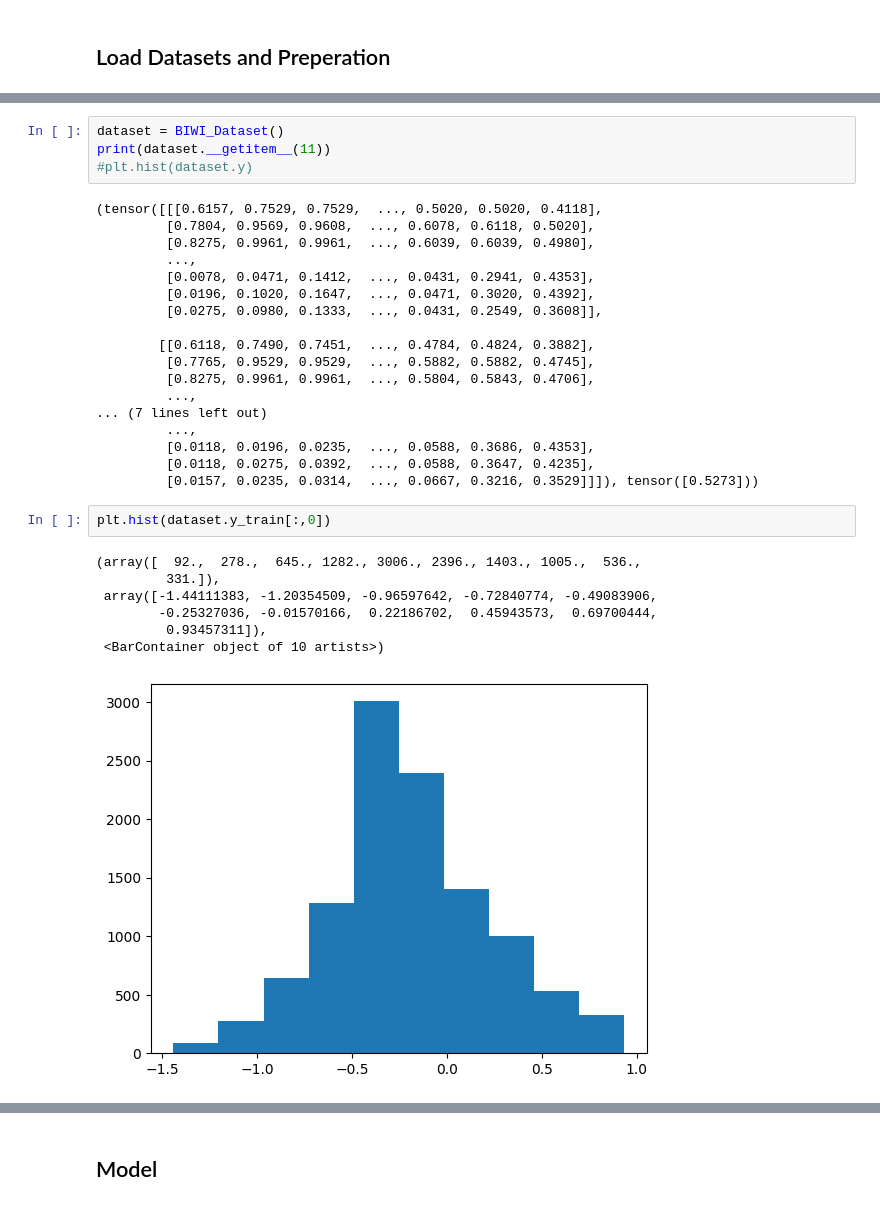
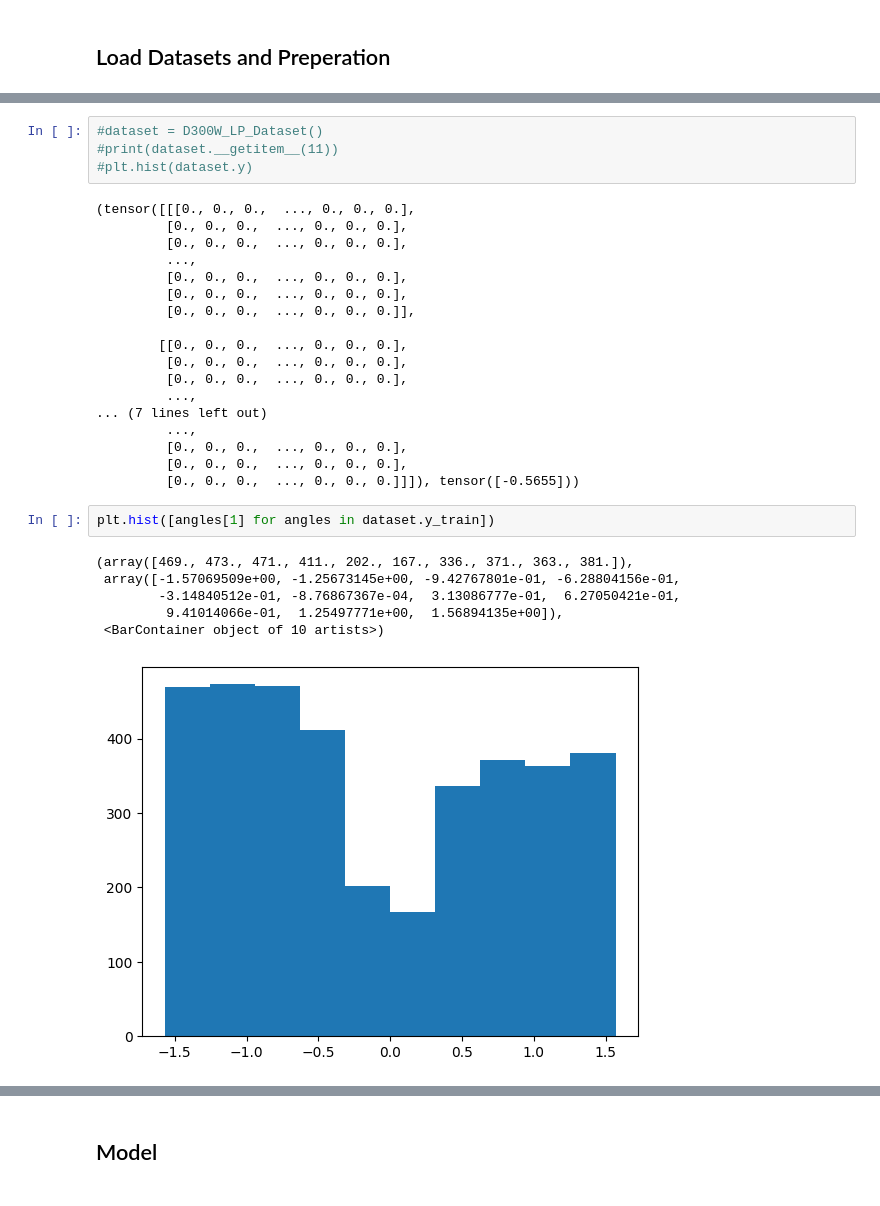
Before and after one commit to lukass-code/Head_pose, a Jupyter notebook: 300W-LP.ipynb, the cells around one changed output, grey strips where cells are left out. Saved outputs shown, nothing was run; the diff lists cells and outputs as text.

```diff
--- a/300W-LP.ipynb
+++ b/300W-LP.ipynb
@@ -136,35 +142,34 @@ class BIWI_Dataset(Dataset):
 # %%
-dataset = BIWI_Dataset()
-print(dataset.__getitem__(11))
+#dataset = D300W_LP_Dataset()
+#print(dataset.__getitem__(11))
 #plt.hist(dataset.y)
 # %% [output]
-(tensor([[[0.6157, 0.7529, 0.7529,  ..., 0.5020, 0.5020, 0.4118],
-         [0.7804, 0.9569, 0.9608,  ..., 0.6078, 0.6118, 0.5020],
-         [0.8275, 0.9961, 0.9961,  ..., 0.6039, 0.6039, 0.4980],
+(tensor([[[0., 0., 0.,  ..., 0., 0., 0.],
+         [0., 0., 0.,  ..., 0., 0., 0.],
+         [0., 0., 0.,  ..., 0., 0., 0.],
          ...,
-         [0.0078, 0.0471, 0.1412,  ..., 0.0431, 0.2941, 0.4353],
-         [0.0196, 0.1020, 0.1647,  ..., 0.0471, 0.3020, 0.4392],
-         [0.0275, 0.0980, 0.1333,  ..., 0.0431, 0.2549, 0.3608]],
+         [0., 0., 0.,  ..., 0., 0., 0.],
+         [0., 0., 0.,  ..., 0., 0., 0.],
+         [0., 0., 0.,  ..., 0., 0., 0.]],
 
-        [[0.6118, 0.7490, 0.7451,  ..., 0.4784, 0.4824, 0.3882],
-         [0.7765, 0.9529, 0.9529,  ..., 0.5882, 0.5882, 0.4745],
-         [0.8275, 0.9961, 0.9961,  ..., 0.5804, 0.5843, 0.4706],
+        [[0., 0., 0.,  ..., 0., 0., 0.],
+         [0., 0., 0.,  ..., 0., 0., 0.],
+         [0., 0., 0.,  ..., 0., 0., 0.],
          ...,
 ... (7 lines left out)
          ...,
-         [0.0118, 0.0196, 0.0235,  ..., 0.0588, 0.3686, 0.4353],
-         [0.0118, 0.0275, 0.0392,  ..., 0.0588, 0.3647, 0.4235],
-         [0.0157, 0.0235, 0.0314,  ..., 0.0667, 0.3216, 0.3529]]]), tensor([0.5273]))
+         [0., 0., 0.,  ..., 0., 0., 0.],
+         [0., 0., 0.,  ..., 0., 0., 0.],
+         [0., 0., 0.,  ..., 0., 0., 0.]]]), tensor([-0.5655]))
 # %%
-plt.hist(dataset.y_train[:,0])
+plt.hist([angles[1] for angles in dataset.y_train])
 # %% [output]
-(array([  92.,  278.,  645., 1282., 3006., 2396., 1403., 1005.,  536.,
-         331.]),
- array([-1.44111383, -1.20354509, -0.96597642, -0.72840774, -0.49083906,
-        -0.25327036, -0.01570166,  0.22186702,  0.45943573,  0.69700444,
-         0.93457311]),
+(array([469., 473., 471., 411., 202., 167., 336., 371., 363., 381.]),
+ array([-1.57069509e+00, -1.25673145e+00, -9.42767801e-01, -6.28804156e-01,
+        -3.14840512e-01, -8.76867367e-04,  3.13086777e-01,  6.27050421e-01,
+         9.41014066e-01,  1.25497771e+00,  1.56894135e+00]),
  <BarContainer object of 10 artists>)
-[figure, old version]
+[figure, new version]
 # %%
 reshaped_image = dataset.__getitem__(0)[0].permute(1, 2, 0)
 print(reshaped_image.shape)
```
Also changed, not shown: parts of 11 cells of this notebook.
